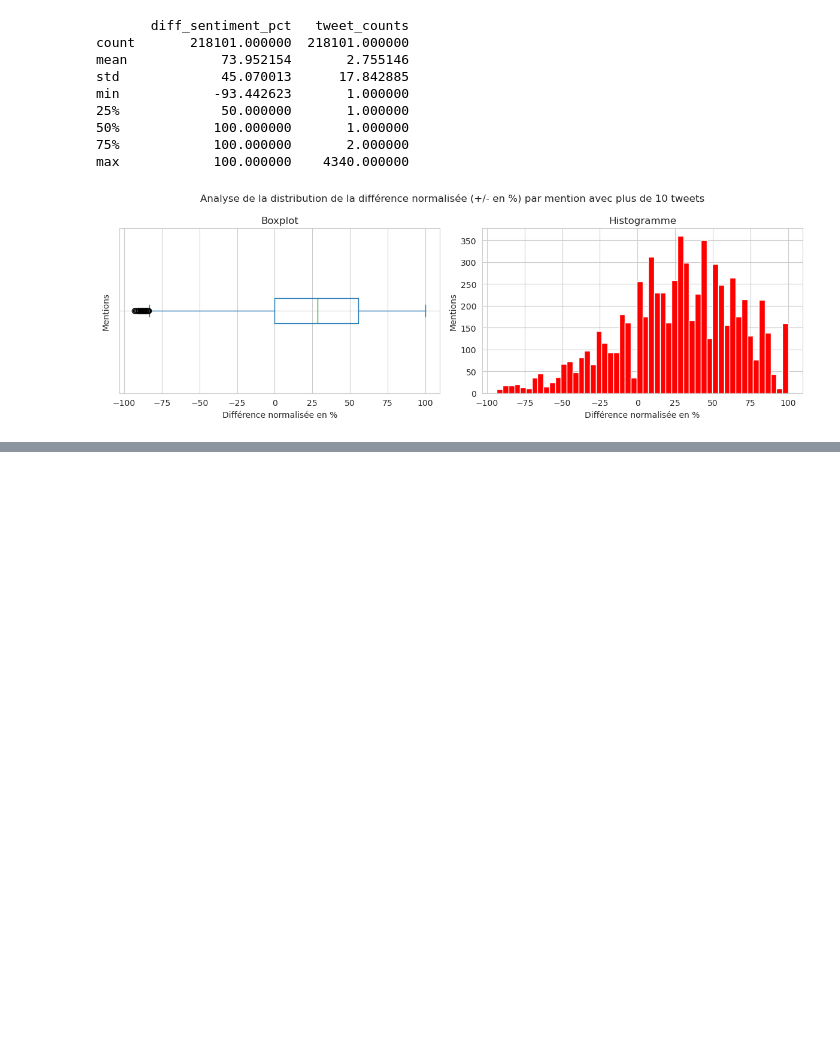
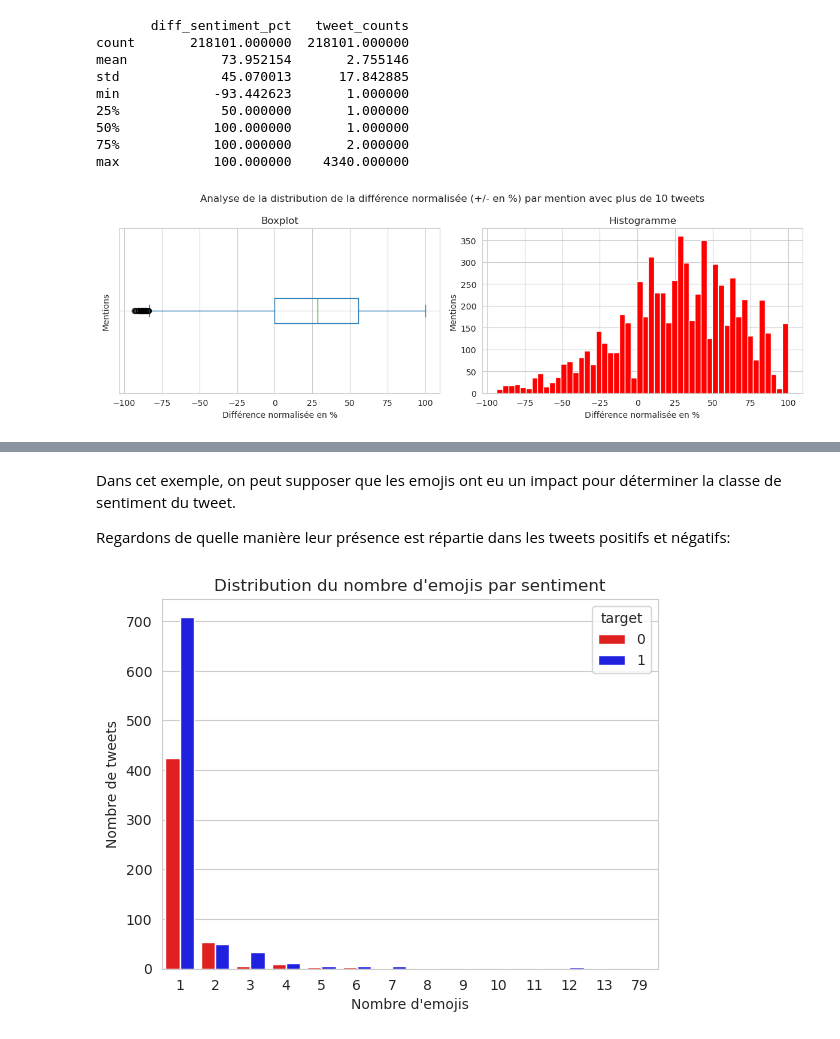
Before and after one commit to Hedredo/oc_p7, a Jupyter notebook: notebooks/exploration.ipynb, the cells around one changed output, grey strips where cells are left out. Cells and saved outputs as stored; diff of their text form; code cells hidden in the pictures; blank space fills up the shorter version.

```diff
--- a/notebooks/exploration.ipynb
+++ b/notebooks/exploration.ipynb
@@ -905,6 +715,0 @@ def spacy_preprocess(
-# %%
-for token_method in token_methods:
-    match token_method.library:
-        case "spacy":
-            start_time = time.time()
-            df[token_method.description] = spacy_preprocess(df["text"], token_method)
@@ -943,0 +725,16 @@ with open("../data/processed/columns.pkl", "wb") as f:
+# %%
+# Fonction pour vérifier si un token est un emoji
+def is_emoji(token):
+    return emoji.is_emoji(token.text)
+
+
+# Fonction pour vérifier si un token est une mention
+def is_mention(token):
+    return re.match(r"@\w+", token.text) is not None
+# %%
+# Load a blank English model tokenizer
+nlp_light = spacy.blank("en")
+
+# Process a text with emojis
+doc = nlp_light("@hello i don't know what to do with this !!!!!!!!!!!!!!! 😂")
+print(" ".join([token.text for token in doc if is_emoji(token) or is_mention(token)]))
@@ -943,0 +746,9 @@ with open("../data/processed/columns.pkl", "wb") as f:
+# %%
+emoji_count = []
+emoji_counter = Counter()
+# Process the texts
+for text in tqdm(nlp_light.pipe(df["text_cleaned"])):
+    # Tokenize the text
+    emojis = [token.text for token in text if is_emoji(token)]
+    emoji_count.append(len(emojis))
+    emoji_counter.update(emojis)
@@ -943,0 +791,19 @@ with open("../data/processed/columns.pkl", "wb") as f:
+# %% [markdown]
+Dans cet exemple, on peut supposer que les emojis ont eu un impact pour déterminer la classe de sentiment du tweet.<br>
+
+Regardons de quelle manière leur présence est répartie dans les tweets positifs et négatifs:
+# %%
+# Do add the emoji count to the dataframe
+df = df.assign(**{"emoji_count": emoji_count})
+
+# Display the distribution of the emoji count
+df.loc[df["emoji_count"] > 0, ["emoji_count", "target"]].pipe(
+    sns.countplot, x="emoji_count", hue="target", palette=["red", "blue"]
+).set(
+    title="Distribution du nombre d'emojis par sentiment",
+    xlabel="Nombre d'emojis",
+    ylabel="Nombre de tweets",
+)
+plt.show()
+# %% [output]
+[figure, added]
```
Also changed, not shown: parts of 46 cells of this notebook, 6 other files.
